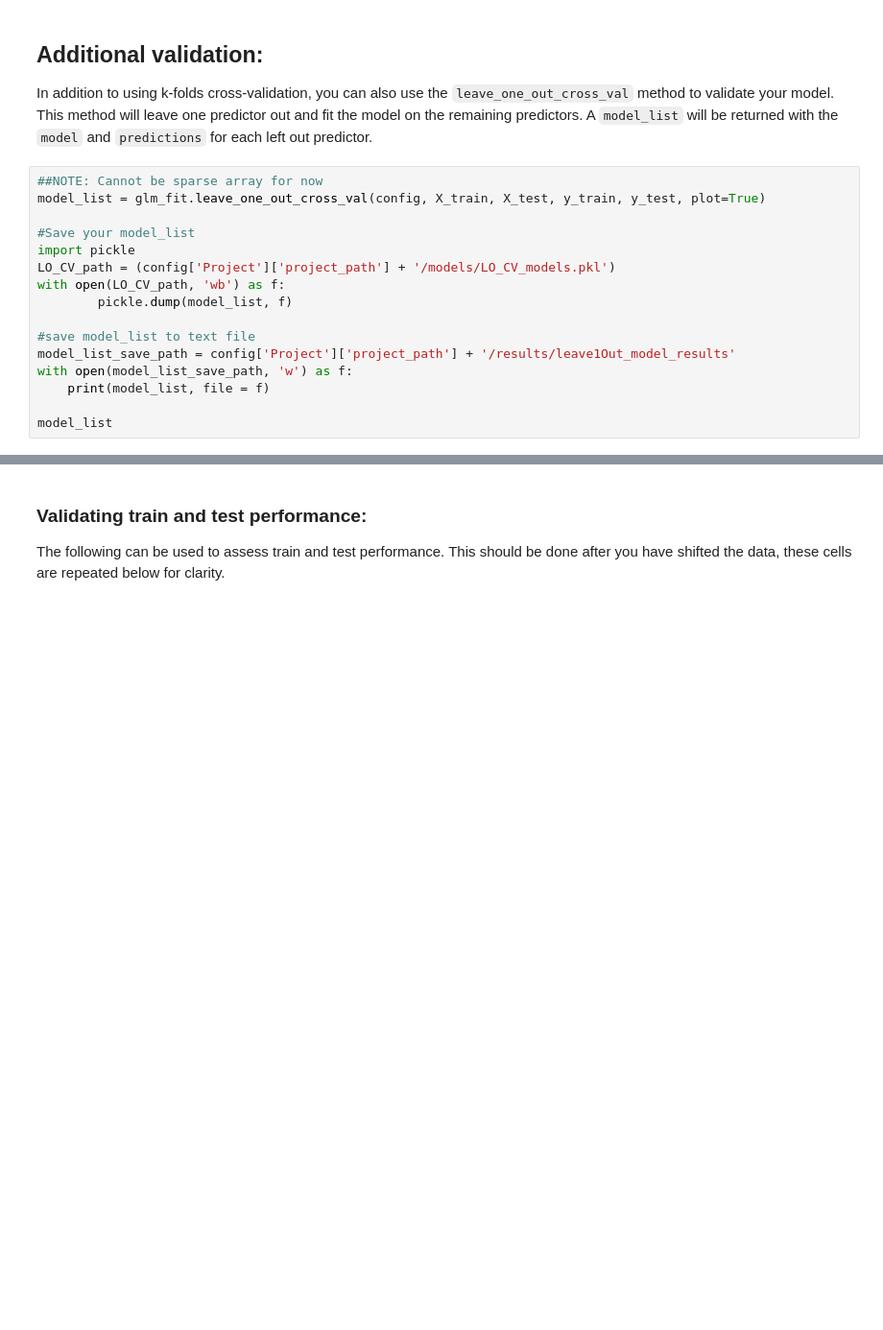
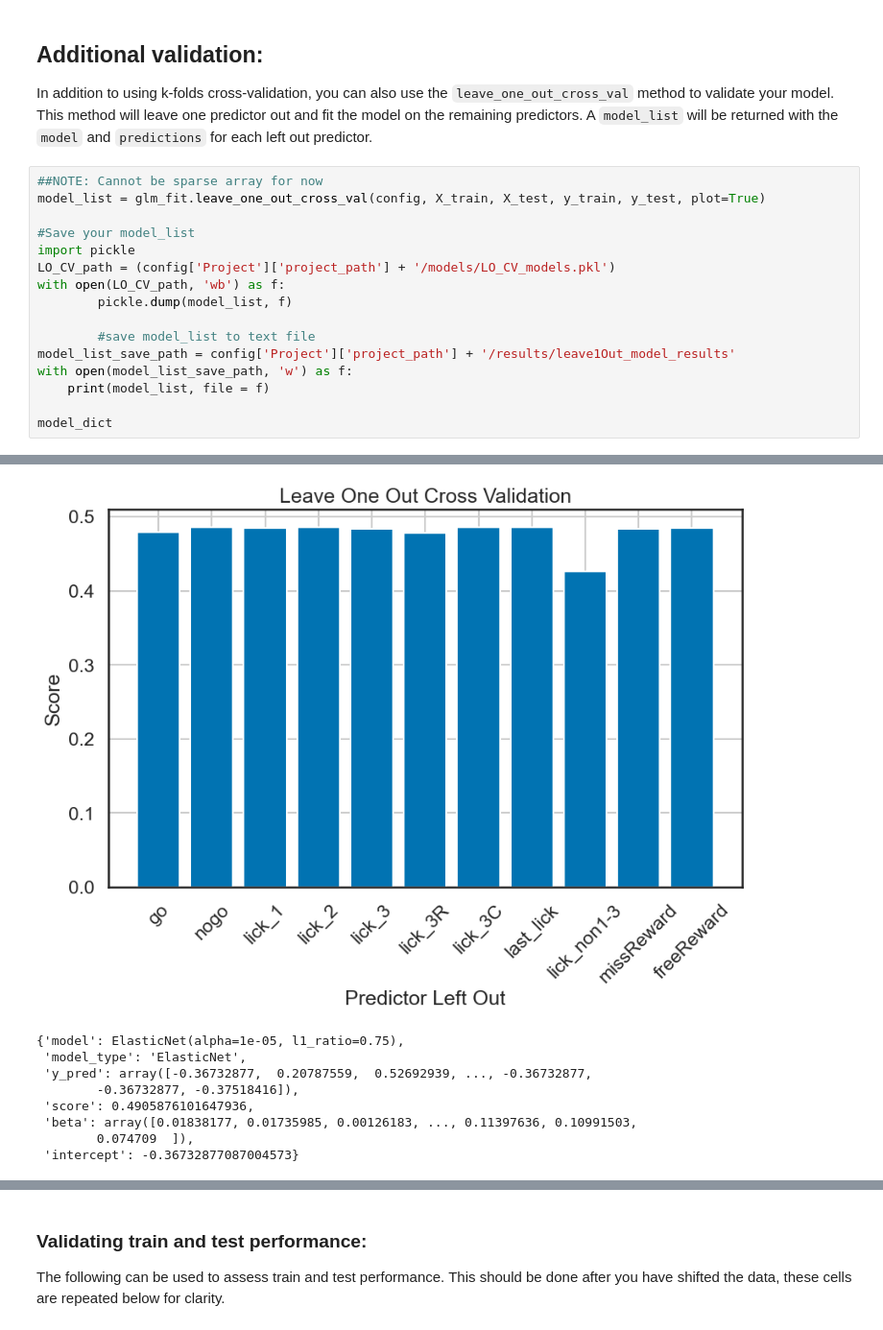
Before and after one commit to emilyferenczi/sabatini-glm-workflow, a Jupyter notebook: notebooks/fitGLM.ipynb, the cells around one changed output, grey strips where cells are left out. Shown at 96% size. Cells and saved outputs as stored; diff of their text form; blank space fills up the shorter version.

```diff
--- a/notebooks/fitGLM.ipynb
+++ b/notebooks/fitGLM.ipynb
@@ -387,9 +464,10 @@ LO_CV_path = (config['Project']['project_path'] + '/models/LO_CV_models.pkl')
 with open(LO_CV_path, 'wb') as f:
         pickle.dump(model_list, f)
 
-#save model_list to text file
+        #save model_list to text file
 model_list_save_path = config['Project']['project_path'] + '/results/leave1Out_model_results'
 with open(model_list_save_path, 'w') as f:
     print(model_list, file = f)
 
-model_list
+model_dict
+# %% [output]
@@ -396,2 +491,11 @@ model_list
+[figure, added]
+{'model': ElasticNet(alpha=1e-05, l1_ratio=0.75),
+ 'model_type': 'ElasticNet',
+ 'y_pred': array([-0.36732877,  0.20787559,  0.52692939, ..., -0.36732877,
+        -0.36732877, -0.37518416]),
+ 'score': 0.4905876101647936,
+ 'beta': array([0.01838177, 0.01735985, 0.00126183, ..., 0.11397636, 0.10991503,
+        0.074709  ]),
+ 'intercept': -0.36732877087004573}
 # %%
 #predictors temp - removing any reward
```
Also changed, not shown: parts of 17 cells of this notebook, 1 other file.
